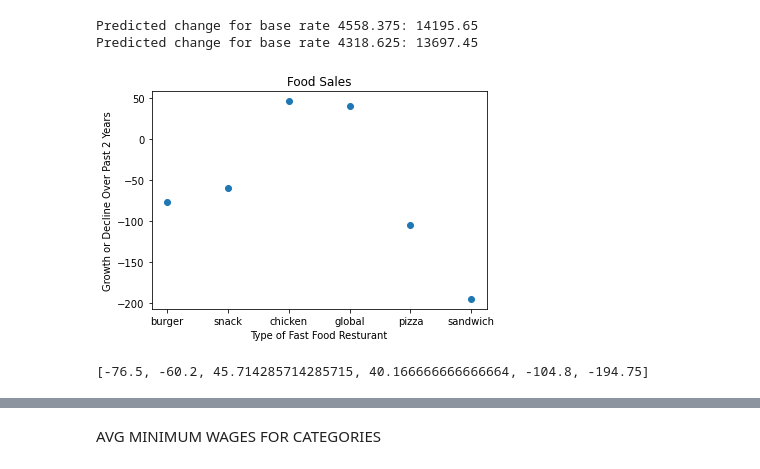
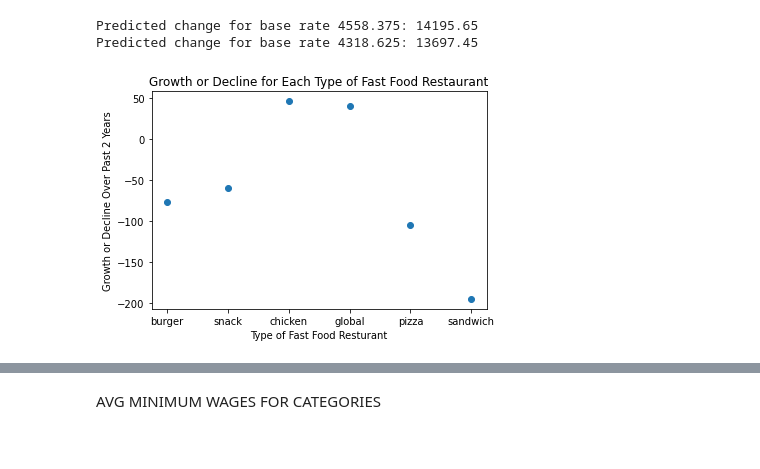
Before and after one commit to JakeBulat/Jake-Bulat-Honors-Project, a Jupyter notebook: CMSE Resturant Project-Copy1.ipynb, the cells around one changed output, grey strips where cells are left out. Saved outputs shown, nothing was run; the diff lists cells and outputs as text; code cells hidden in the pictures.

```diff
--- a/CMSE Resturant Project-Copy1.ipynb
+++ b/CMSE Resturant Project-Copy1.ipynb
@@ -255,7 +255,7 @@ change_2020_amount = [-76.5, -60.2, 45.714285714285715, 40.166666666666664, -104
 
 category_change_data = []
 
-for i in range(len(org_2019_amount)):
+for i in range(len(change_2019_amount)):
     category_change_data.append([change_2019_amount[i], change_2020_amount[i]])
 
 print(category_change_data)
@@ -376,53 +376,46 @@ Predicted change for base rate 4558.375: 14195.65
 Predicted change for base rate 4318.625: 13697.45
 # %%
 #look at the increase or decrease of resturants from past 2 years
+food_category=["burger",'snack',"chicken","global","pizza","sandwich"]
+rev_sum_unit_change_2019 = []
+
+#this is 2020 dataset
+for i in range(len(food_Category)):
+    mask = rest_rev['category']==food_category[i]
+    fcc = rest_rev[mask] #using masking to loop through the different food categorys
+    c = fcc['total_units_2019'].sum()/len(food_category[i])
+    rev_sum_unit_change_2019.append(c)
+rev_sum_unit_change_2019
+
+
+
 food_Category=["BURGER",'SNACK',"CHICKEN","GLOBAL","PIZZA","SANDWICH"]
 rev_sum_unit_change_2020 = []
 
 #this is 2020 dataset
 for i in range(len(food_Category)):
     mask = unit_change['CATEGORY']==food_Category[i]
     fcc = unit_change[mask] #using masking to loop through the different food categorys
     c = fcc['TOTAL CHANGE IN UNITS FROM 2019'].sum()/len(food_Category[i])
     rev_sum_unit_change_2020.append(c)
 rev_sum_unit_change_2020
 
 unit_change_over_two_years = rev_sum_unit_change_2020 + rev_sum_unit_change_2019 #combine the two years franchise unit change
 
 combo_list_mag_change=[]
 for i in range(len(profit_minus_labor_costs)):
     combo_list_mag_change.append((food_category[i], unit_change_over_two_years[i]))
 combo_list_mag_change
 
 x = [d[0] for d in combo_list_mag_change]
 y = [d[1] for d in combo_list_mag_change]
 
 plt.scatter(x, y)
 
 plt.xlabel('Type of Fast Food Resturant')
 plt.ylabel('Growth or Decline Over Past 2 Years')
-plt.title('Food Sales')
+plt.title('Growth or Decline for Each Type of Fast Food Restaurant')
 
 plt.show()
-
-rev_sum_unit_change_2020
-
-# X = data[['base_rate']]
-# y = data['change']
-# model = LinearRegression().fit(X, y)
-
-# # Predict future changes
-# future_rates = np.array([[7000], [7500], [8000]])
-# future_changes = model.predict(future_rates)
-
-# # Plot the data points and the regression line
-# plt.scatter(X, y)
-# plt.plot(X, model.predict(X), color='red')
-# plt.plot(future_rates, future_changes, 'o', color='green')
-# plt.xlabel('Base rate')
-# plt.ylabel('Change')
-# plt.title('Restaurant changes')
-# plt.show()
 # %% [output]
-[figure, old version]
+[figure, new version]
-[-76.5, -60.2, 45.714285714285715, 40.166666666666664, -104.8, -194.75]
```
Also changed, not shown: parts of 4 cells of this notebook.
